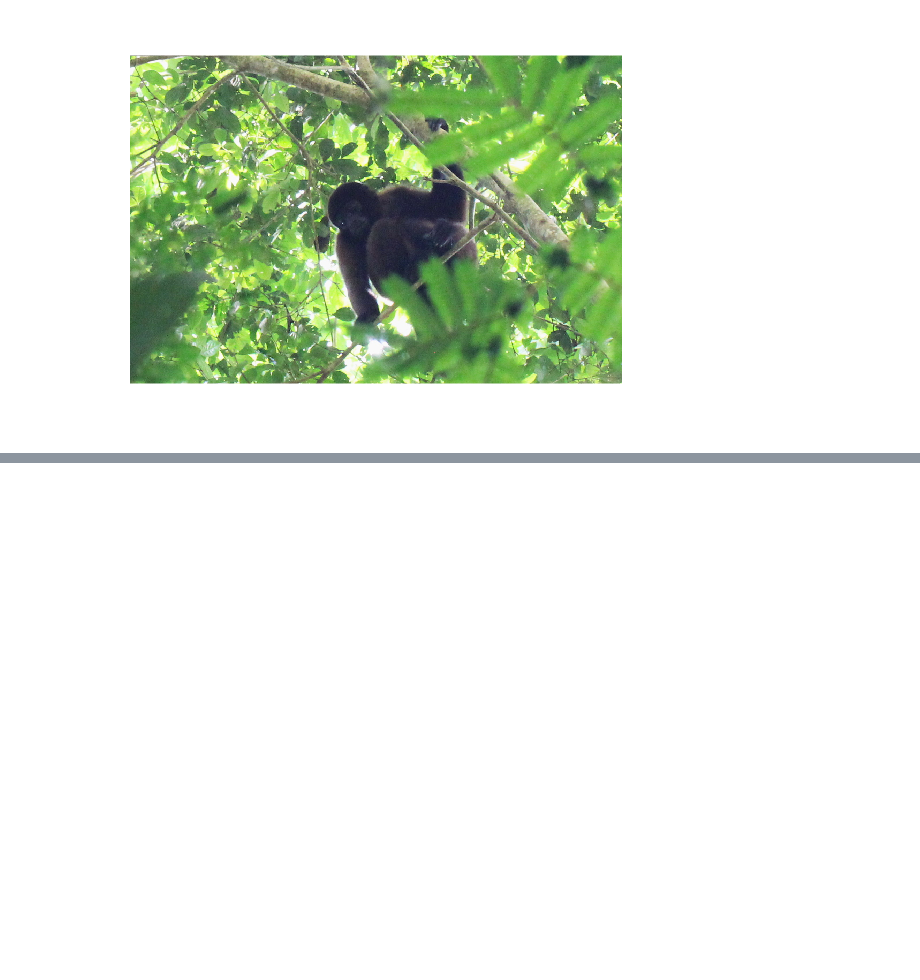
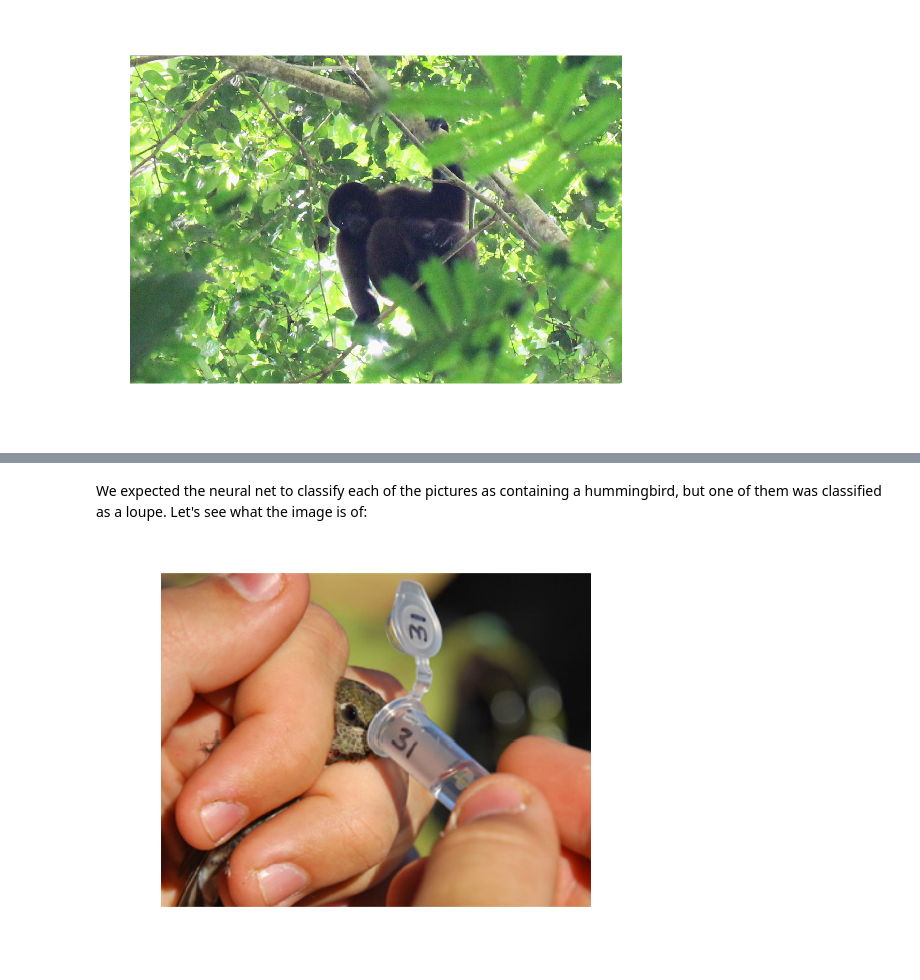
Before and after one commit to pommevilla/p3.matlab.fall2018, a Jupyter notebook: notebooks/p3.matlab.fall2018-04.ipynb, the cells around one changed output, grey strips where cells are left out. Saved outputs shown, nothing was run; the diff lists cells and outputs as text; code cells hidden in the pictures; blank space fills up the shorter version.

```diff
--- a/notebooks/p3.matlab.fall2018-04.ipynb
+++ b/notebooks/p3.matlab.fall2018-04.ipynb
@@ -83,0 +135,3 @@ Warning: Image is too big to fit on screen; displaying at 67%
+# %%
+image_datastore = imageDatastore('../data/images/hummingbirds/*');
+image_datastore.Files
@@ -85,0 +165,7 @@ Warning: Image is too big to fit on screen; displaying at 67%
+# %% [markdown]
+We expected the neural net to classify each of the pictures as containing a hummingbird, but one of them was classified as a loupe.  Let's see what the image is of:
+# %%
+img4 = imread(image_datastore.Files{2});
+imshow(img4)
+# %% [output]
+[figure, added]
```
Also changed, not shown: parts of 16 cells of this notebook, 2 other files.
